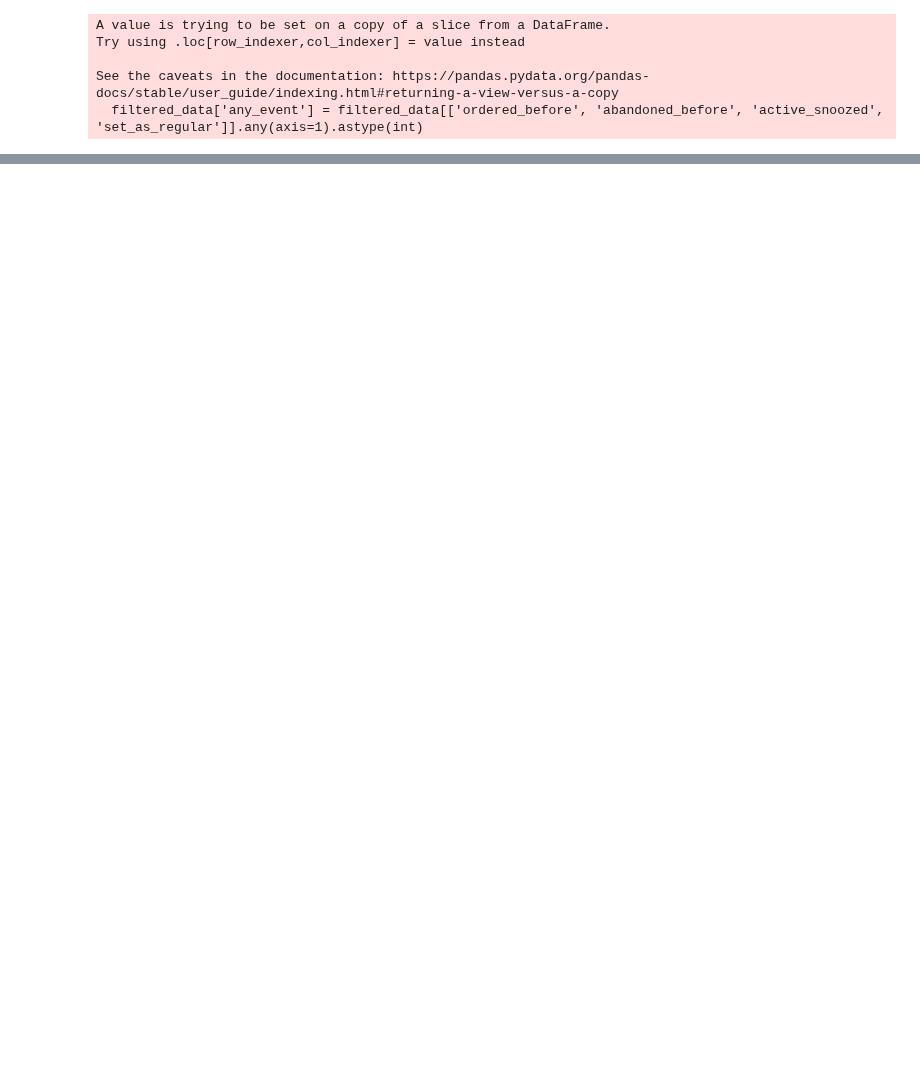
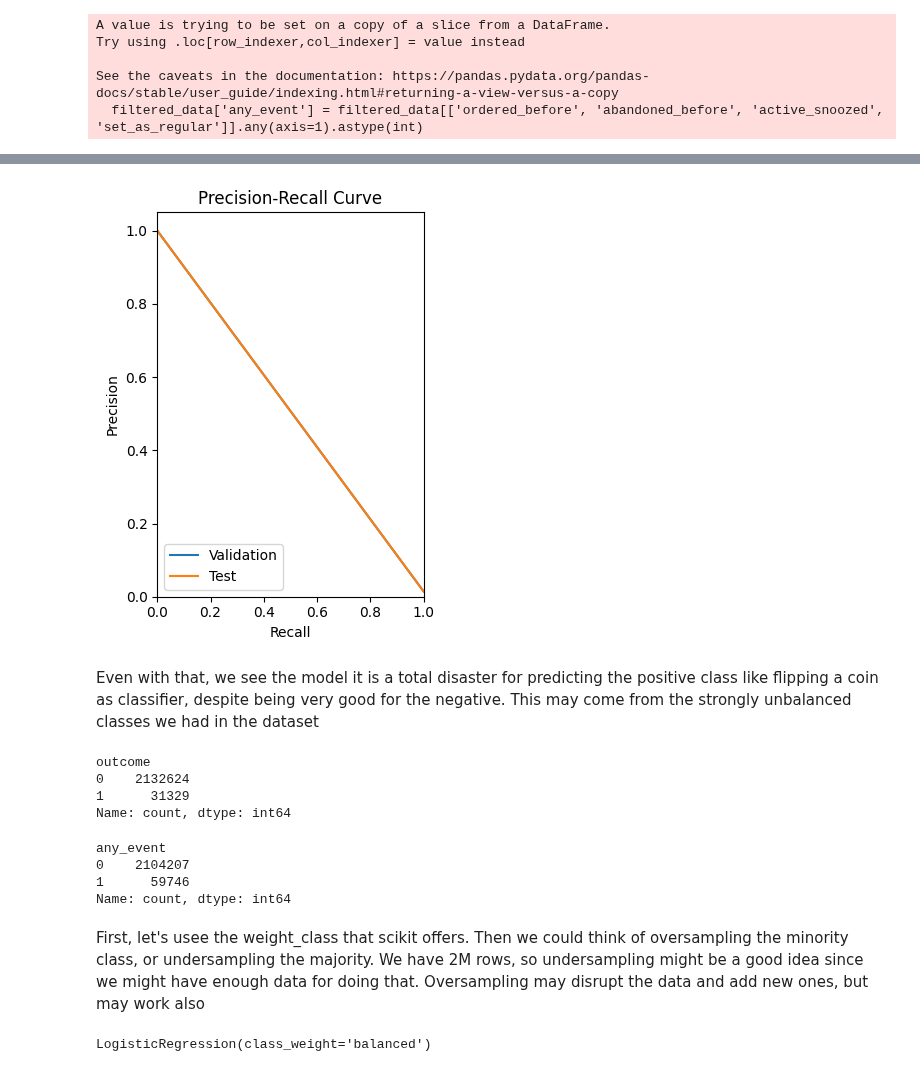
Before and after one commit to dan1dr/zrive-ds, a Jupyter notebook: src/module_3/push_exploration.ipynb, the cells around one changed output, grey strips where cells are left out. Cells and saved outputs as stored; diff of their text form; code cells hidden in the pictures; blank space fills up the shorter version.

```diff
--- a/src/module_3/push_exploration.ipynb
+++ b/src/module_3/push_exploration.ipynb
@@ -143,0 +316,55 @@ final_data.head()
+# %%
+# Precision-Recall Curve
+precision_val, recall_val, _ = precision_recall_curve(y_val, y_val_probs)
+precision_test, recall_test, _ = precision_recall_curve(y_test, y_test_probs)
+
+plt.subplot(1, 2, 2)
+plt.plot(recall_val, precision_val, label='Validation')
+plt.plot(recall_test, precision_test, label='Test')
+plt.xlim([0.0, 1.0])
+plt.ylim([0.0, 1.05])
+plt.xlabel('Recall')
+plt.ylabel('Precision')
+plt.title('Precision-Recall Curve')
+plt.legend(loc="lower left")
+
+plt.tight_layout()
+plt.show()
+# %% [output]
+[figure, added]
+# %% [markdown]
+Even with that, we see the model it is a total disaster for predicting the positive class like flipping a coin as classifier, despite being very good for the negative. This may come from the strongly unbalanced classes we had in the dataset
+# %%
+final_data['outcome'].value_counts()
+# %% [output]
+outcome
+0    2132624
+1      31329
+Name: count, dtype: int64
+# %%
+final_data['any_event'].value_counts()
+# %% [output]
+any_event
+0    2104207
+1      59746
+Name: count, dtype: int64
+# %% [markdown]
+First, let's usee the weight_class that scikit offers. Then we could think of oversampling the minority class, or undersampling the majority. We have 2M rows, so undersampling might be a good idea since we might have enough data for doing that. Oversampling may disrupt the data and add new ones, but may work also
+# %%
+X = final_data.drop(columns='outcome')
+y = final_data['outcome']
+
+scaler = StandardScaler()
+X = scaler.fit_transform(X)
+
+# Split again
+X_train, X_temp, y_train, y_temp = train_test_split(X, y, test_size=0.2, random_state=33)
+X_val, X_test, y_val, y_test = train_test_split(X, y, test_size=0.5, random_state=33)
+
+# Initialize model with class_weight='balanced'
+model = LogisticRegression(class_weight='balanced')
+
+# Train
+model.fit(X_train, y_train)
+# %% [output]
+LogisticRegression(class_weight='balanced')
```
Also changed, not shown: parts of 28 cells of this notebook, 2 other files.
